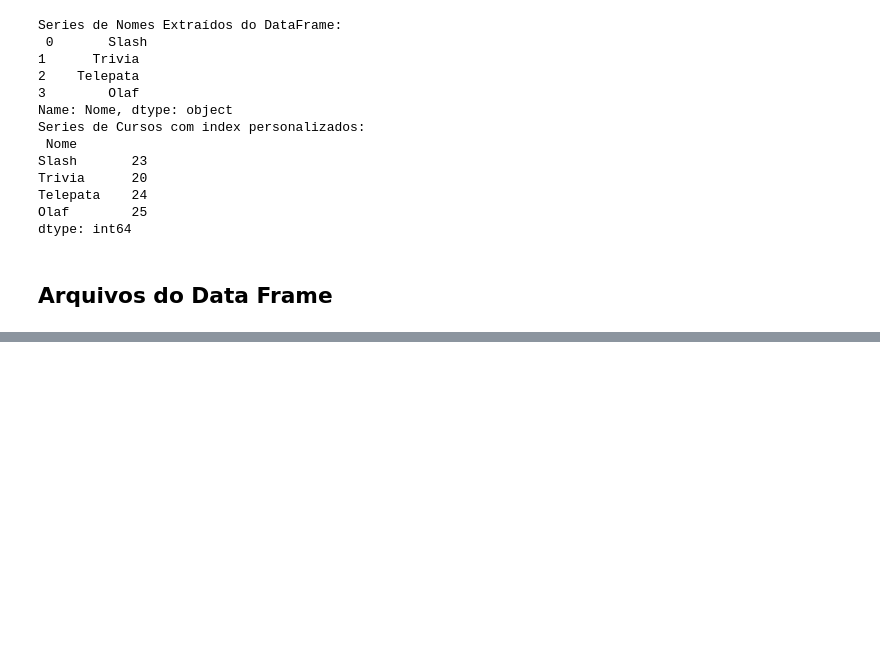
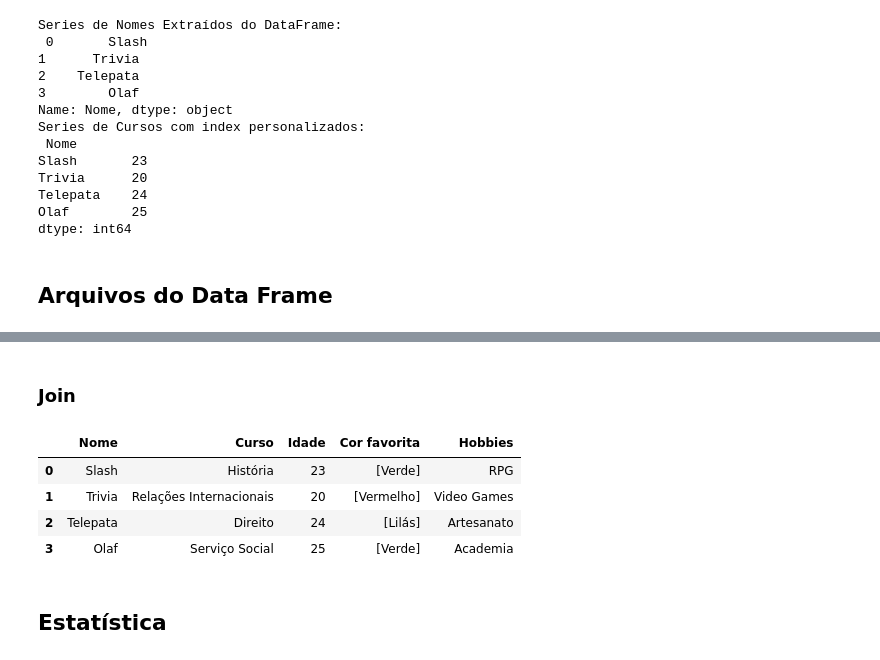
Before and after one commit to CaioPalombo/fundamentos, a Jupyter notebook: panda.ipynb, the cells around one changed output, grey strips where cells are left out. Saved outputs shown, nothing was run; the diff lists cells and outputs as text; code cells hidden in the pictures; blank space fills up the shorter version.

```diff
--- a/panda.ipynb
+++ b/panda.ipynb
@@ -72,0 +150,20 @@ dtype: int64
+# %% [markdown]
+### Join
+# %%
+df_hobbies = {
+    "Hobbies" : ["RPG", "Video Games", "Artesanato", "Academia"]
+}
+
+df_hobbies = pd.DataFrame(df_hobbies)
+
+
+df.join(df_hobbies, how='inner')
+#print(df.join)
+# %% [output]
+|  | Nome | Curso | Idade | Cor favorita | Hobbies |
+| 0 | Slash | História | 23 | [Verde] | RPG |
+| 1 | Trivia | Relações Internacionais | 20 | [Vermelho] | Video Games |
+| 2 | Telepata | Direito | 24 | [Lilás] | Artesanato |
+| 3 | Olaf | Serviço Social | 25 | [Verde] | Academia |
+# %% [markdown]
+## Estatística
```
Also changed, not shown: parts of 13 cells of this notebook.
